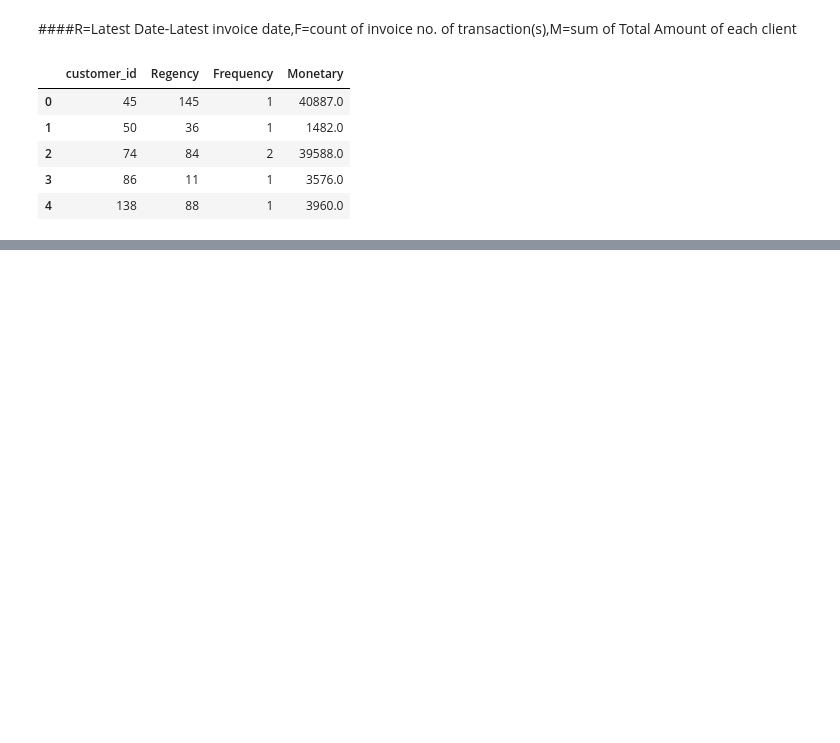
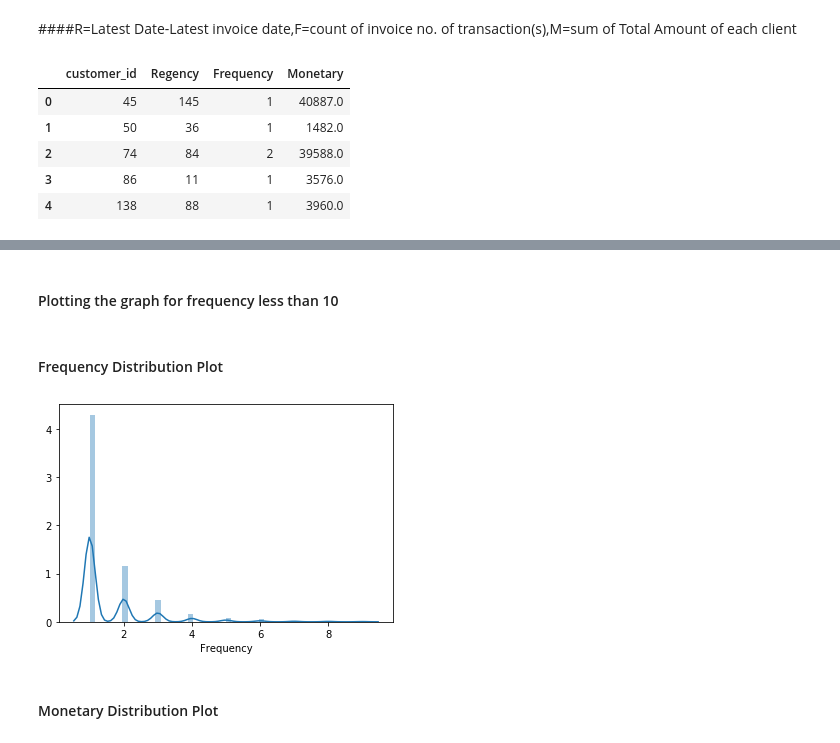
Before and after one commit to Prathamesh2294/prathamesh_python, a Jupyter notebook: CustomerSegementation-RFM.ipynb, the cells around one changed output, grey strips where cells are left out. Drawn from its saved outputs; the diff is of its cells as text; code cells hidden in the pictures; blank space fills up the shorter version.

```diff
--- a/CustomerSegementation-RFM.ipynb
+++ b/CustomerSegementation-RFM.ipynb
@@ -123,0 +160,12 @@ RFMScores.reset_index().head()
+# %% [markdown]
+#### Plotting the graph for frequency less than 10
+# %% [markdown]
+#### Frequency Distribution  Plot
+# %%
+import seaborn as sns
+x=RFMScores.query('Frequency < 10')['Frequency']
+ax=sns.distplot(x)
+# %% [output]
+[figure, added]
+# %% [markdown]
+#### Monetary Distribution Plot
```
Also changed, not shown: parts of 23 cells of this notebook.
